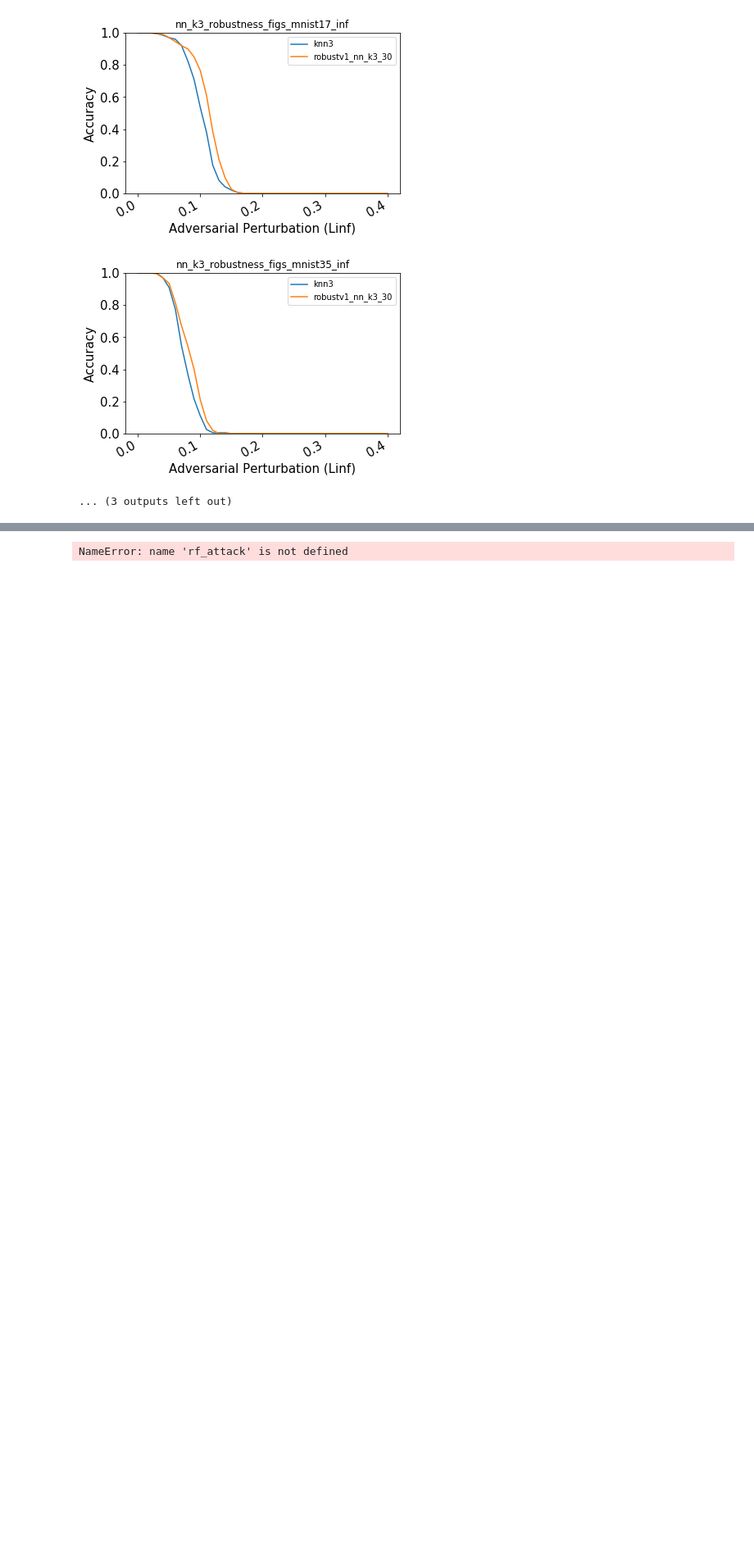
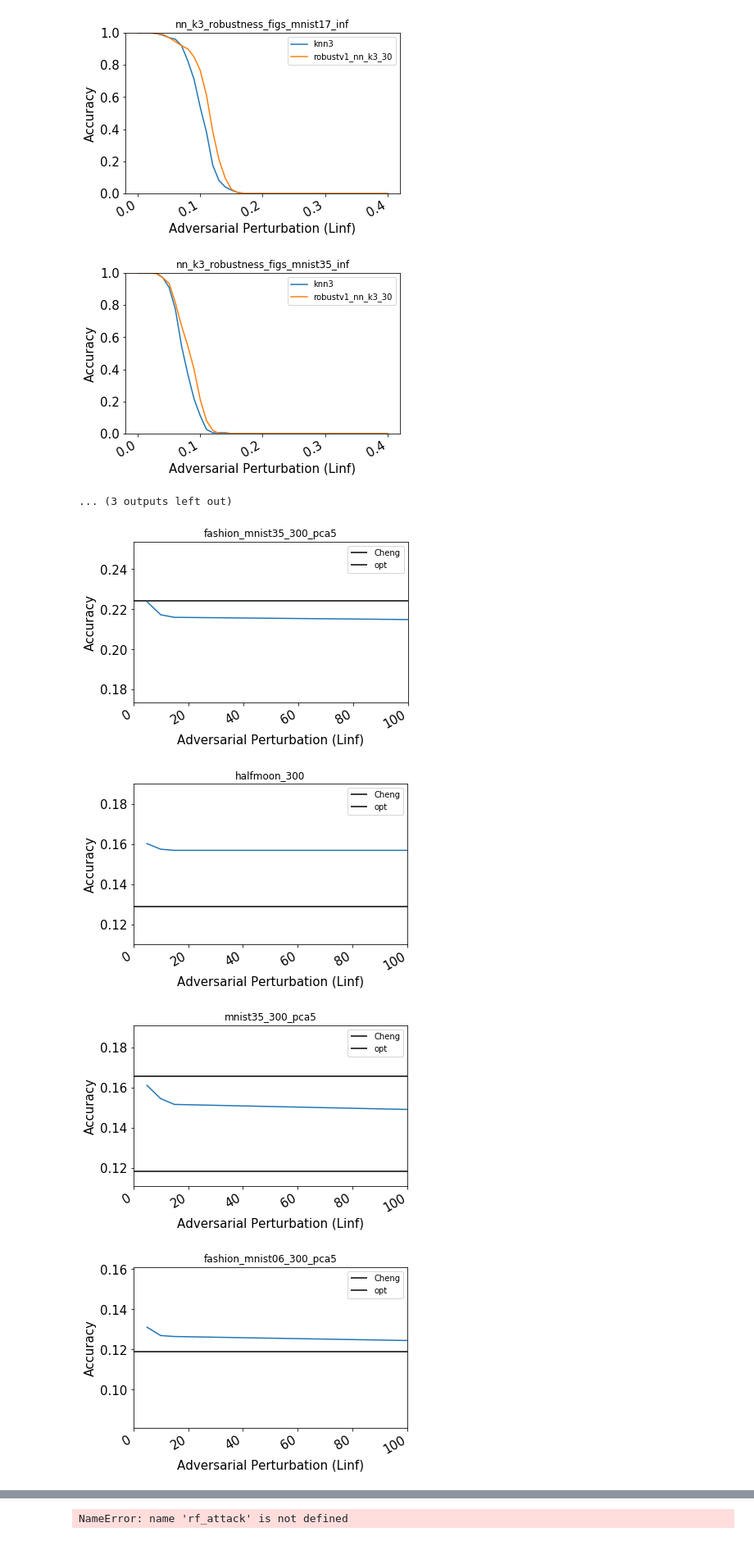
Before and after one commit to yangarbiter/adversarial-nonparametrics, a Jupyter notebook: plot.ipynb, the cells around one changed output, grey strips where cells are left out. Shown at 82% size. Cells and saved outputs as stored; diff of their text form; code cells hidden in the pictures; blank space fills up the shorter version.

```diff
--- a/plot.ipynb
+++ b/plot.ipynb
@@ -583,3 +585,37 @@ for fn in exp_fns:
 [figure]
 [figure]
 ... (3 outputs left out)
+# %%
+_, exp_name, grid_param, _ = rf_optimality_figs()
+df = params_to_dataframe(grid_param, ['avg_pert'])
+datasets = union_param_key(grid_param, 'dataset')
+for dataset in datasets:
+    temp_df = df[(df['dataset'] == dataset)]
+    fig, ax = plt.subplots()
+    ax.set_title(dataset)
+    x = []
+    for k, v in temp_df.groupby("attack"):
+        avg_pert = v['avg_pert'].mean()
+        if k == 'blackbox':
+            ax.hlines(avg_pert, xmin=0, xmax=100, label='Cheng')
+        elif k.split('_')[-1] == 'all':
+            opt_avg = avg_pert
+            ax.hlines(avg_pert, xmin=0, xmax=100, label='opt')
+        elif k.split('_')[-1] == 'rev':
+            x.append((100, avg_pert))
+        else:
+            x.append((int(k.split('_')[-1]), avg_pert))
+    x = sorted(x, key=lambda t: t[0])
+    x, y = zip(*x)
+    ax.plot(x, y)
+    set_plot(fig, ax)
+    ax.set_ylim(avg_pert-0.03, max(y)+0.03)
+    ax.set_xlim(0, 100)
+    #plt.savefig(f'./figs/{exp_name}_{dataset}_{ord}.eps', format='eps')
+    #plt.savefig(f'./figs/{exp_name}_{dataset}_{ord}.png', format='png')
+    plt.show()
+# %% [output]
+[figure, added]
+[figure, added]
+[figure, added]
+[figure, added]
```
Also changed, not shown: parts of 5 cells of this notebook, 3 other files.
